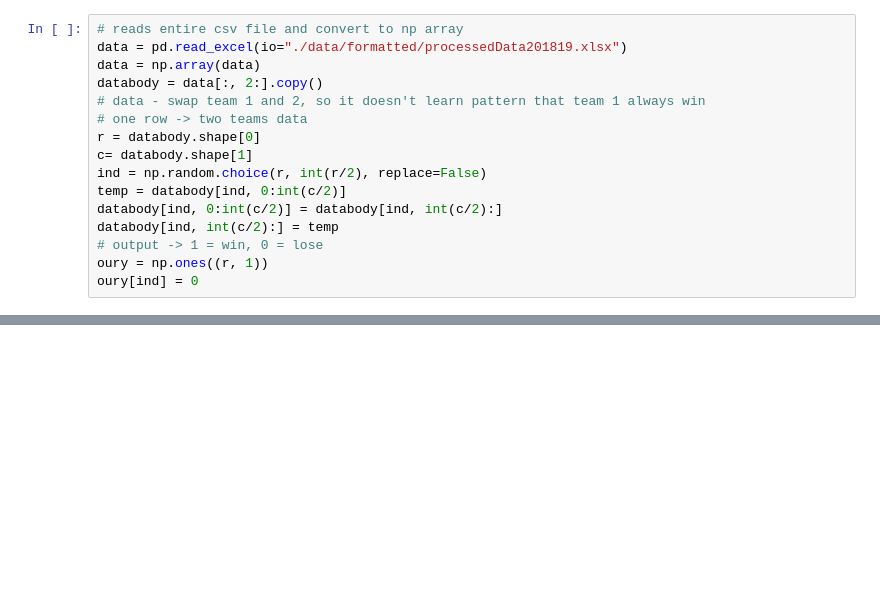
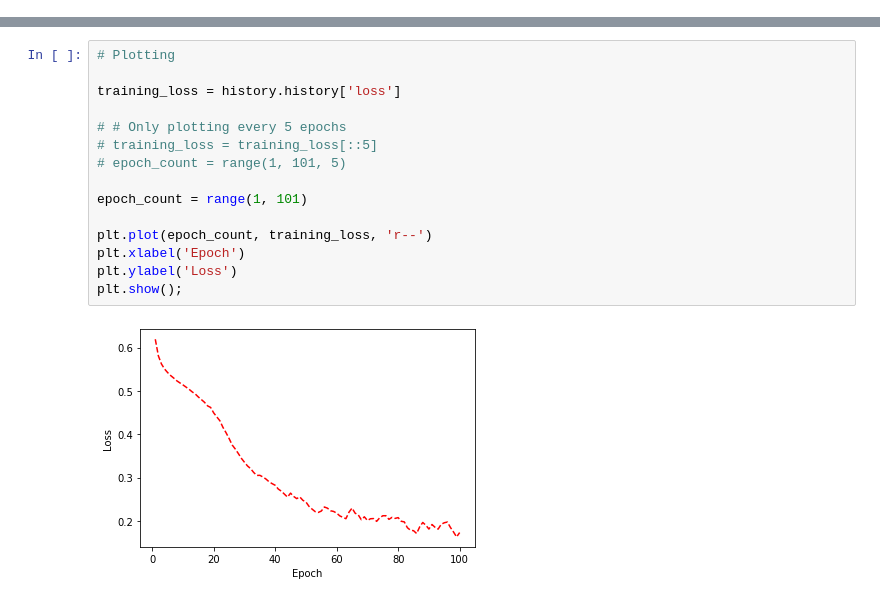
Before and after one commit to mehaKumar/machine-learning-madness, a Jupyter notebook: neural_net.ipynb, the cells around one changed output, grey strips where cells are left out. Drawn from its saved outputs; the diff is of its cells as text; blank space fills up the shorter version.

```diff
--- a/neural_net.ipynb
+++ b/neural_net.ipynb
@@ -11,16 +9,0 @@ print(tf.__version__) # tutorial uses tensorflow version 2.0.0
-# %%
-# reads entire csv file and convert to np array
-data = pd.read_excel(io="./data/formatted/processedData201819.xlsx")
-data = np.array(data)
-databody = data[:, 2:].copy()
-# data - swap team 1 and 2, so it doesn't learn pattern that team 1 always win
-# one row -> two teams data
-r = databody.shape[0]
-c= databody.shape[1]
-ind = np.random.choice(r, int(r/2), replace=False)
-temp = databody[ind, 0:int(c/2)]
-databody[ind, 0:int(c/2)] = databody[ind, int(c/2):]
-databody[ind, int(c/2):] = temp
-# output -> 1 = win, 0 = lose
-oury = np.ones((r, 1))
-oury[ind] = 0
@@ -97,0 +373,17 @@ Test accuracy: 0.8666667
+# %%
+# Plotting
+
+training_loss = history.history['loss']
+
+# # Only plotting every 5 epochs
+# training_loss = training_loss[::5]
+# epoch_count = range(1, 101, 5)
+
+epoch_count = range(1, 101)
+
+plt.plot(epoch_count, training_loss, 'r--')
+plt.xlabel('Epoch')
+plt.ylabel('Loss')
+plt.show();
+# %% [output]
+[figure, added]
```
Also changed, not shown: parts of 7 cells of this notebook.
